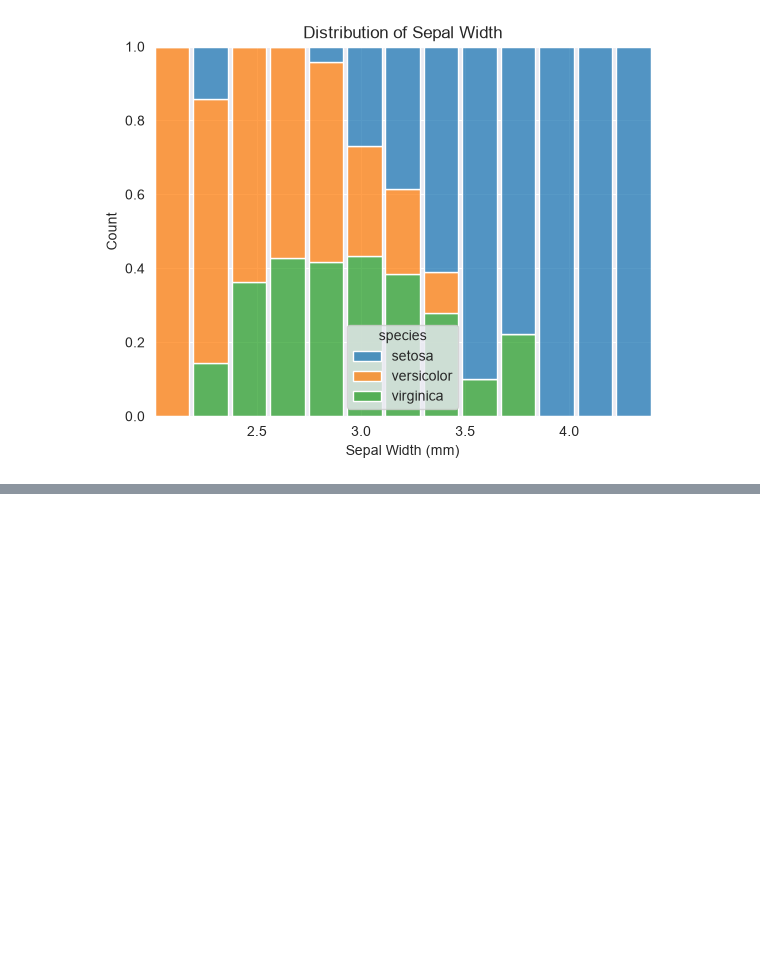
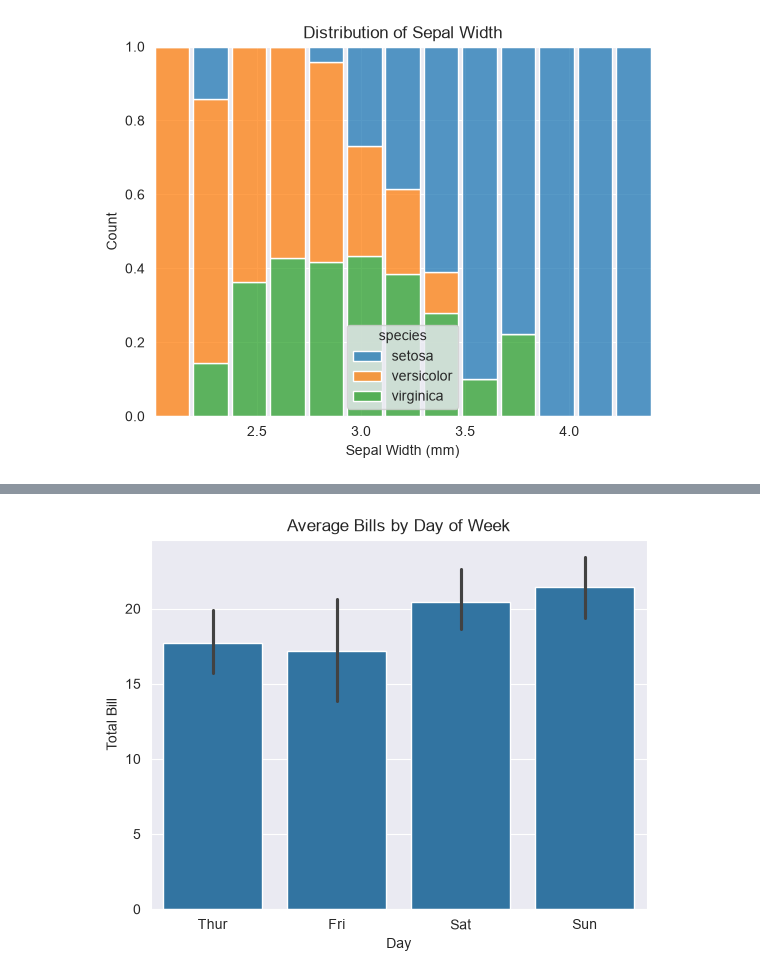
Before and after one commit to kelpppp/data-viz-notes, a Jupyter notebook: 02-data-visualization-notes.ipynb, the cells around one changed output, grey strips where cells are left out. Saved outputs shown, nothing was run; the diff lists cells and outputs as text; code cells hidden in the pictures; blank space fills up the shorter version.

```diff
--- a/02-data-visualization-notes.ipynb
+++ b/02-data-visualization-notes.ipynb
@@ -799,0 +823,3 @@ plot.set_xlabel('Sepal Width (mm)');
+# %%
+tips_df = sns.load_dataset("tips")
+tips_df.head()
@@ -799,0 +833,15 @@ plot.set_xlabel('Sepal Width (mm)');
+# %%
+# create a bar chart that shows the average bill by day
+plot = sns.barplot(
+    # pass in DataFrame as the dataset
+    data=tips_df,
+    # specify 'day' column for plotting x-axis
+    x='day',
+    # specify 'total_bill' column for plotting y-axis
+    y='total_bill'
+)
+plot.set_title('Average Bills by Day of Week')
+plot.set_xlabel('Day')
+plot.set_ylabel('Total Bill');
+# %% [output]
+[figure, added]
```
Also changed, not shown: parts of 15 cells of this notebook.
